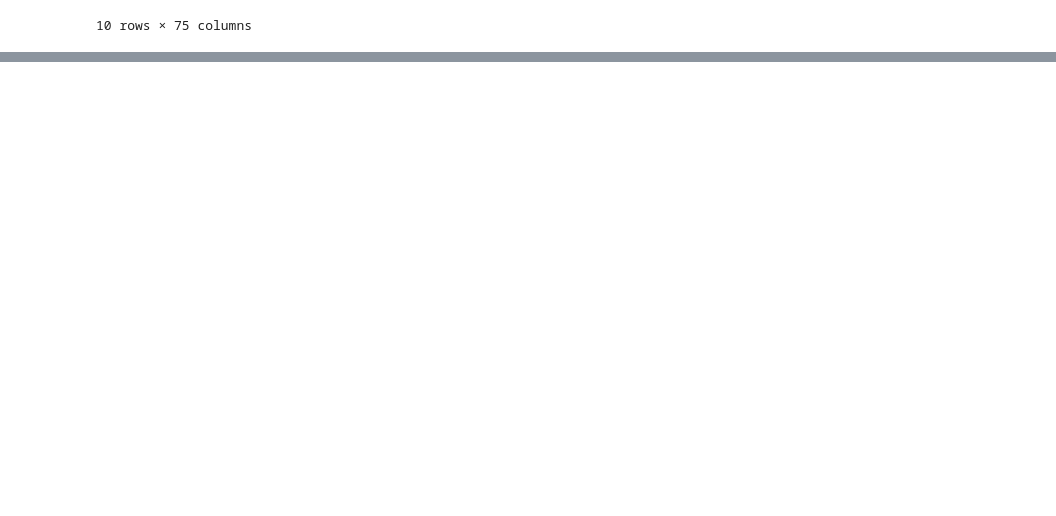
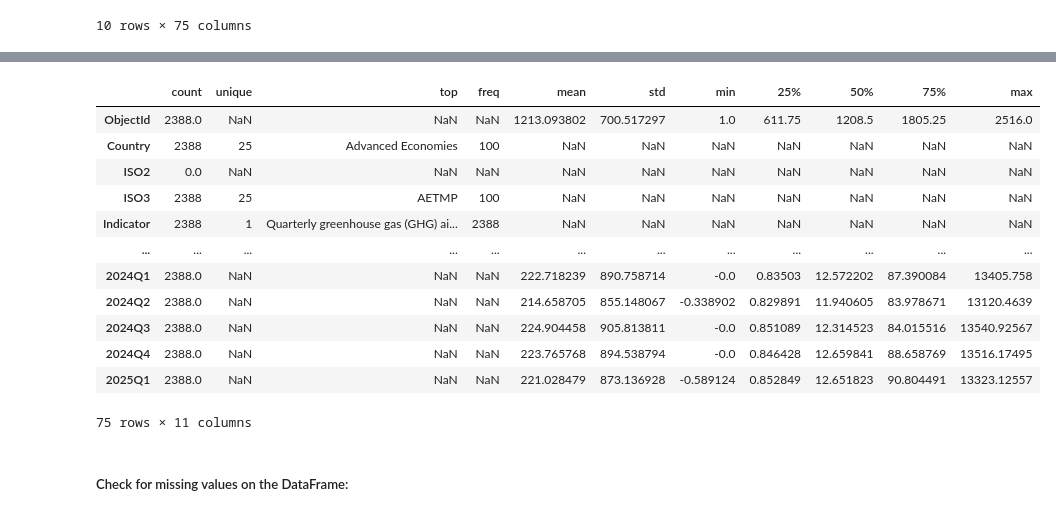
Before and after one commit to MaykInvest/Global-Emissions-Analysis, a Jupyter notebook: analysis.ipynb, the cells around one changed output, grey strips where cells are left out. Cells and saved outputs as stored; diff of their text form; code cells hidden in the pictures; blank space fills up the shorter version.

```diff
--- a/analysis.ipynb
+++ b/analysis.ipynb
@@ -120,0 +159,18 @@ df.sample(15) # Random 15 rows
+# %%
+df.describe(include='all').T  # Generates descriptive statistics for all numeric columns in your DataFrame.
+# %% [output]
+|  | count | unique | top | freq | mean | std | min | 25% | 50% | 75% | max |
+| ObjectId | 2388.0 | NaN | NaN | NaN | 1213.093802 | 700.517297 | 1.0 | 611.75 | 1208.5 | 1805.25 | 2516.0 |
+| Country | 2388 | 25 | Advanced Economies | 100 | NaN | NaN | NaN | NaN | NaN | NaN | NaN |
+| ISO2 | 0.0 | NaN | NaN | NaN | NaN | NaN | NaN | NaN | NaN | NaN | NaN |
+| ISO3 | 2388 | 25 | AETMP | 100 | NaN | NaN | NaN | NaN | NaN | NaN | NaN |
+| Indicator | 2388 | 1 | Quarterly greenhouse gas (GHG) ai... | 2388 | NaN | NaN | NaN | NaN | NaN | NaN | NaN |
+| ... | ... | ... | ... | ... | ... | ... | ... | ... | ... | ... | ... |
+| 2024Q1 | 2388.0 | NaN | NaN | NaN | 222.718239 | 890.758714 | -0.0 | 0.83503 | 12.572202 | 87.390084 | 13405.758 |
+| 2024Q2 | 2388.0 | NaN | NaN | NaN | 214.658705 | 855.148067 | -0.338902 | 0.829891 | 11.940605 | 83.978671 | 13120.4639 |
+| 2024Q3 | 2388.0 | NaN | NaN | NaN | 224.904458 | 905.813811 | -0.0 | 0.851089 | 12.314523 | 84.015516 | 13540.92567 |
+| 2024Q4 | 2388.0 | NaN | NaN | NaN | 223.765768 | 894.538794 | -0.0 | 0.846428 | 12.659841 | 88.658769 | 13516.17495 |
+| 2025Q1 | 2388.0 | NaN | NaN | NaN | 221.028479 | 873.136928 | -0.589124 | 0.852849 | 12.651823 | 90.804491 | 13323.12557 |
+75 rows × 11 columns
+# %% [markdown]
+##### Check for missing values on the DataFrame:
```
Also changed, not shown: parts of 7 cells of this notebook.
